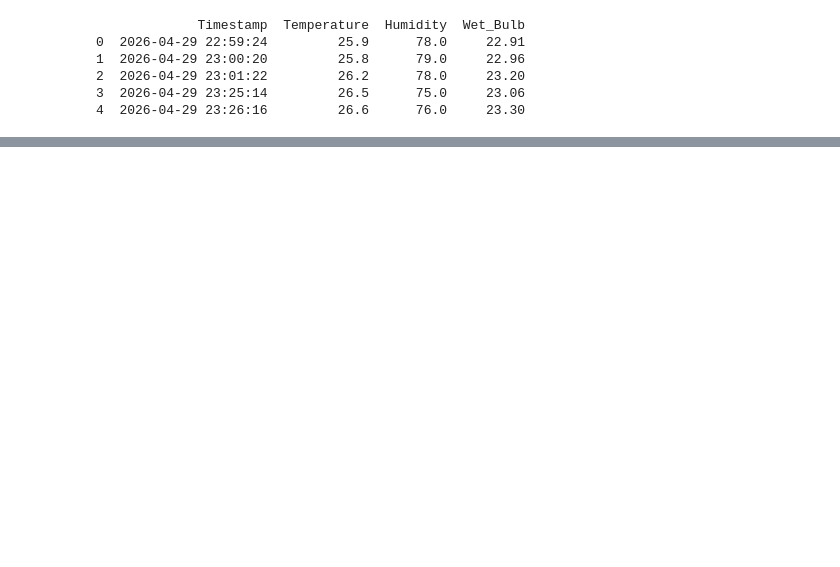
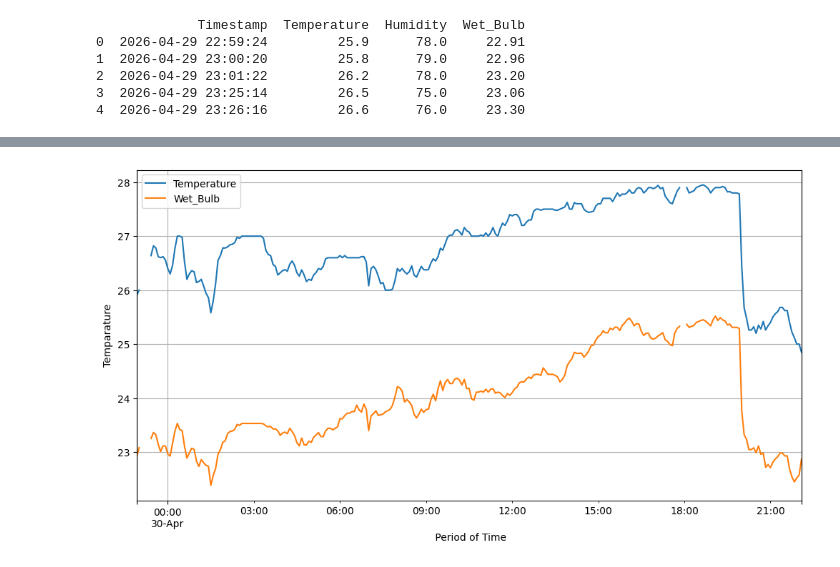
Before and after one commit to Sakib0626Q2/Wet-Bulb-Temp-Project, a Jupyter notebook: wet_bulb_temp.ipynb, the cells around one changed output, grey strips where cells are left out. Saved outputs shown, nothing was run; the diff lists cells and outputs as text; code cells hidden in the pictures; blank space fills up the shorter version.

```diff
--- a/wet_bulb_temp.ipynb
+++ b/wet_bulb_temp.ipynb
@@ -79,0 +105,3 @@ plt.show()
+# %%
+df_resampled = df.resample('5min').mean()
+df_resampled.info()
@@ -79,0 +120,10 @@ plt.show()
+# %%
+# df.set_index('Timestamp', inplace=True)
+df_resampled[["Temperature", "Wet_Bulb"]].plot(figsize = (12, 6))
+plt.xlabel(" Period of Time")
+plt.ylabel("Temparature")
+# plt.savefig("Graph Temp vs Period of Time of both room temp and wet bulb", dpi=300)
+plt.grid(True)
+plt.show()
+# %% [output]
+[figure, added]
```
Also changed, not shown: parts of 12 cells of this notebook, 2 other files.
